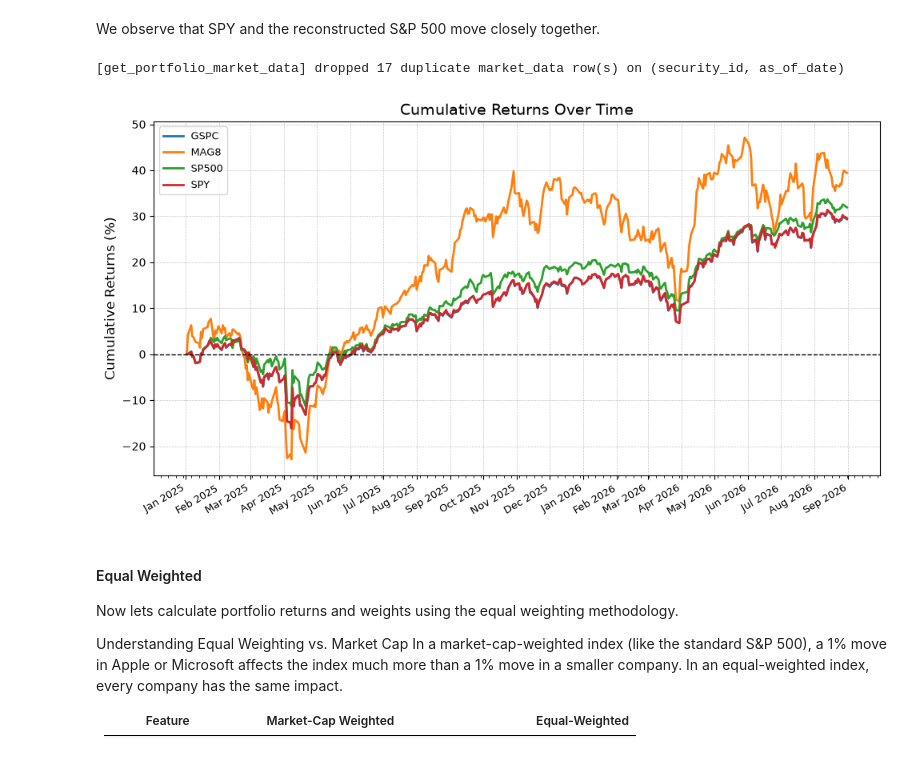
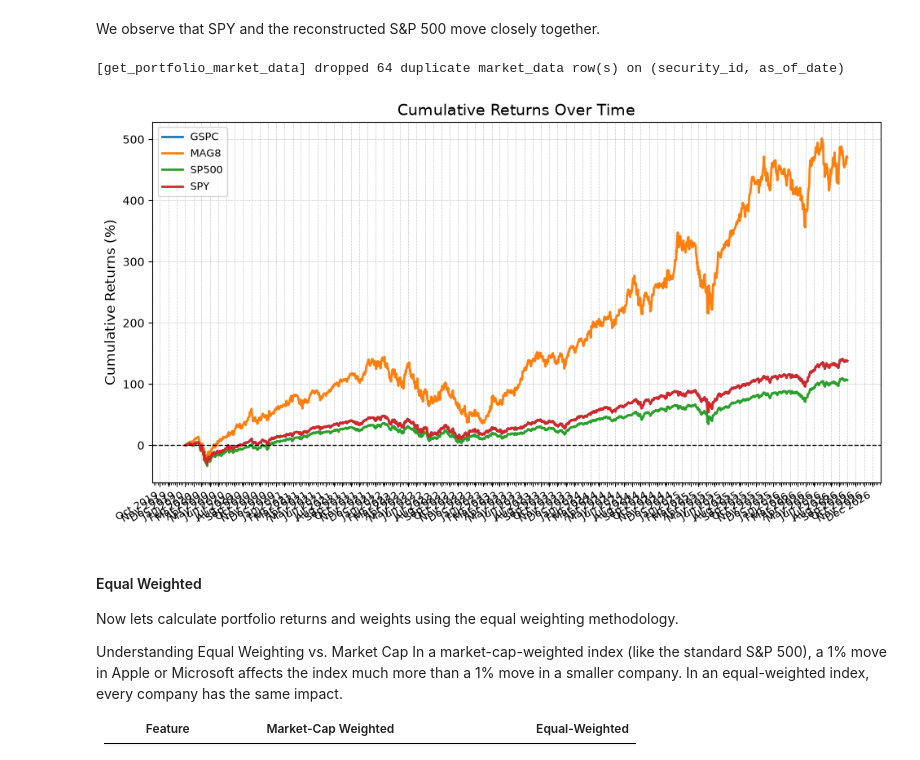
Before and after one commit to menonf/InvestmentManagement, a Jupyter notebook: toolkit/notebooks/backtest_research_demo_sp500.ipynb, the cells around one changed output. Saved outputs shown, nothing was run; the diff lists cells and outputs as text; code cells hidden in the pictures.

```diff
--- a/toolkit/notebooks/backtest_research_demo_sp500.ipynb
+++ b/toolkit/notebooks/backtest_research_demo_sp500.ipynb
@@ -83,7 +83,7 @@ from data_engineering.eod_data import refinitiv, yahoo, tiingo
 
 Setting the analysis period for the backtest. These dates define the time window for all portfolio performance calculations and risk metrics.
 # %%
-start_date = "2025-01-01"
+start_date = "2020-01-01"
 end_date = "2026-08-31"
 # %%
 # Reset the backtest staging tables before rebuilding.
@@ -1002,21 +1158,18 @@ We observe that SPY and the reconstructed S&P 500 move closely together.
 # %%
 from analytics.performance import performance_analytics as perf
 
 portfolio_short_names = ["SPY","SP500","MAG8","GSPC"]
 portfolio_market_data = database.get_portfolio_market_data(session, engine, start_date, end_date, portfolio_short_names)
-if data_source.lower() == "yahoo":
-    portfolio_asset_returns = perf.calculate_portfolio_constituent_returns(portfolio_market_data, "adj_close")["returns"]
-else:
-    portfolio_asset_returns = perf.calculate_portfolio_constituent_returns(portfolio_market_data, "adj_close")["returns"]
+portfolio_asset_returns = perf.calculate_portfolio_constituent_returns(portfolio_market_data, "adj_close")["returns"]
 portfolio_asset_weights = perf.calculate_portfolio_constituent_weights(portfolio_market_data, "adj_close", "market_weighted", max_weight=0.10)
 portfolio_return = (portfolio_asset_returns * portfolio_asset_weights).T.groupby(level=0).sum().T
 
 portfolio_total_return = portfolio_asset_returns * portfolio_asset_weights
 fig = perf.plot_cumulative_returns(portfolio_total_return.T.groupby(level=0).sum().T)
 display(fig)  # render the chart inline in the notebook
 # %% [output]
-[get_portfolio_market_data] dropped 17 duplicate market_data row(s) on (security_id, as_of_date)
+[get_portfolio_market_data] dropped 64 duplicate market_data row(s) on (security_id, as_of_date)
-[figure, old version]
+[figure, new version]
 # %% [markdown]
 #### Equal Weighted
 
```
Also changed, not shown: parts of 2 cells of this notebook, 3 other files.
